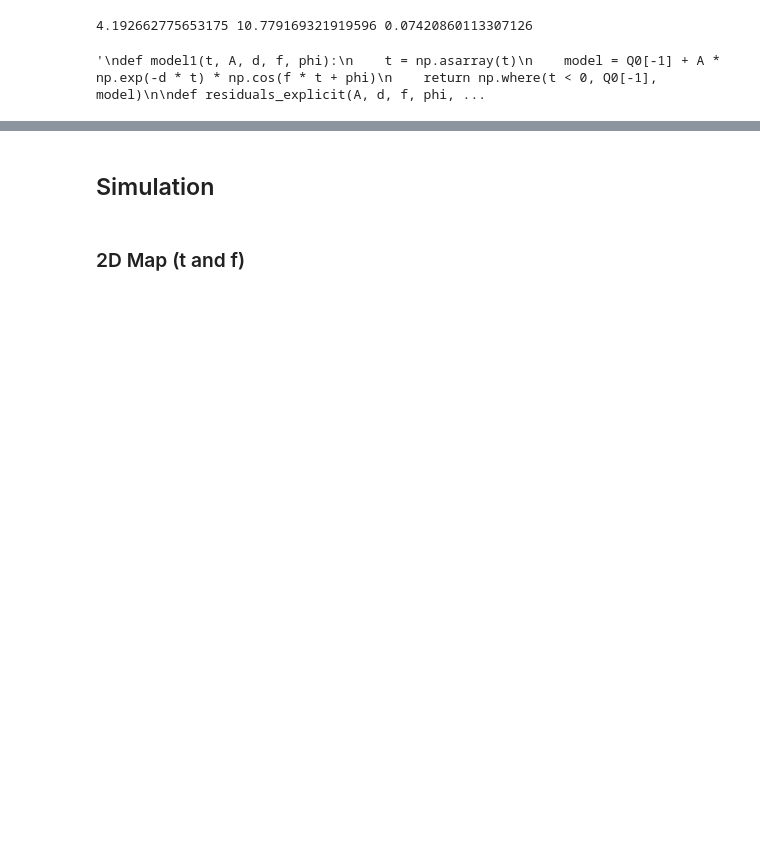
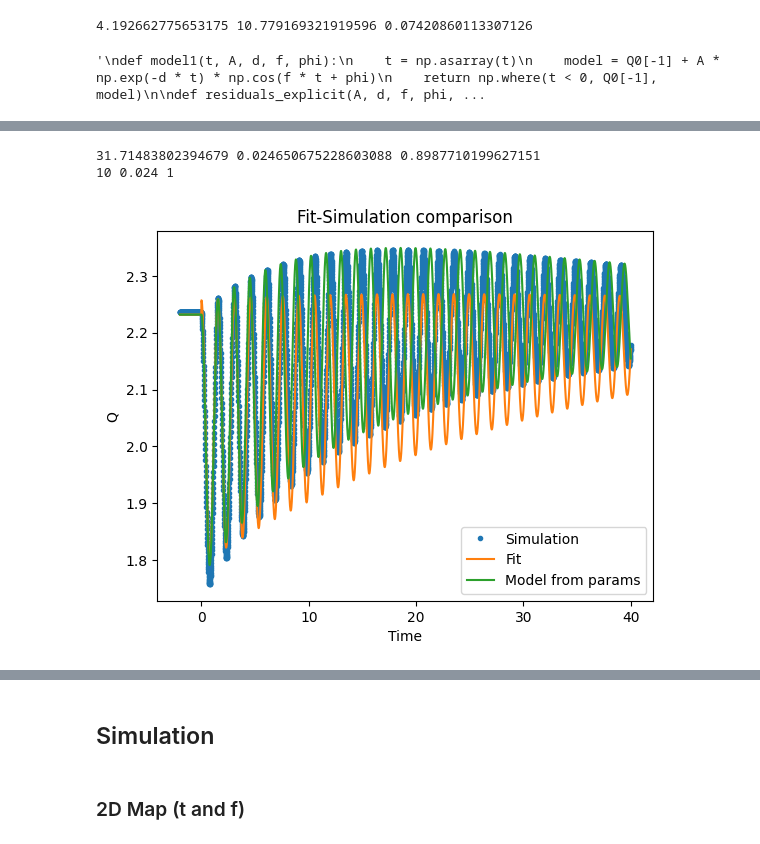
Before and after one commit to VictorC-dot/GeTe_Spectro_Simulation, a Jupyter notebook: Model_2D_Spectro.ipynb, the cells around one changed output, grey strips where cells are left out. Drawn from its saved outputs; the diff is of its cells as text; code cells hidden in the pictures; blank space fills up the shorter version.

```diff
--- a/Model_2D_Spectro.ipynb
+++ b/Model_2D_Spectro.ipynb
@@ -307,0 +314,80 @@ plt.show()
+# %%
+### Trying to fit omega, tau1 and d (damping) from previous results
+
+delta_Q0 = Q0[-1] - np.sqrt((-a0-a1)/(2*b))
+params = init_params()
+
+def model_a(t, tau, a1):
+    a0 = params["a_0"]
+    t = np.asarray(t)
+    return a0 + np.where(t >= 0, a1*np.exp(-t/tau), 0) ## This evolution of a is modelled (for a single pulse) using an amplitude and the tau relaxation time
+
+def omega_a(a):
+    return np.sqrt(-4*a/1) ## We use 1 as the effective mass
+
+def delta_Q(a): ## We compute the equilibrium position using the model_a
+    return Q0[-1] - np.sqrt(-a/(2*b))
+
+
+def model2(t, t1, d, a1):
+    t = np.asarray(t)
+    a = model_a(t,t1,a1)
+
+    return np.where(
+        t < 0,
+        Q0[-1],
+        Q0[-1] - delta_Q(a) + delta_Q0 * np.cos(omega_a(a)*t) * np.exp(-d*t)
+    )
+
+def residuals_explicit2(t1, d, a1, t, data):
+    model_vals = model2(t, t1, d, a1)
+    return model_vals - data
+
+# fitting requires parameter vector
+def residuals_wrapper2(x, t, data):
+    t1, d, a1= x
+    return residuals_explicit2(t1, d, a1, t, data)
+
+# initial guess (close to real)
+x0 = [9,0.08,1.3]
+
+# Expected values are 10, 0.05, 1
+x_th = [10,0.024,1]
+
+result = least_squares(
+    residuals_wrapper2,
+    x0,
+    args=(t, Q),
+    bounds=([0, 0, 0], [np.inf, np.inf, np.inf]),
+    loss="soft_l1"
+)
+
+t1_fit, d_fit, a1_fit = result.x
+print(t1_fit, d_fit, a1_fit)
+
+t1_th, d_th, a1_th = x_th
+print(t1_th, d_th, a1_th)
+# %% [output]
+31.71483802394679 0.024650675228603088 0.8987710199627151
+10 0.024 1
+# %%
+### Comparison between simulation and model
+
+Q_model = model2(t, t1_fit, d_fit, a1_fit)
+Q_th = model2(t, t1_th, d_th, a1_th)
+
+# Plot
+plt.figure()
+plt.plot(t, Q, '.', label="Simulation")
+plt.plot(t, Q_model, '-', label="Fit")
+plt.plot(t, Q_th, '-', label="Model from params")
+plt.xlabel("Time")
+plt.ylabel("Q")
+plt.legend()
+plt.title("Fit-Simulation comparison")
+plt.show()
+
+### Conclusion : Model 2 is off regarding the t1 parameter
+### Next idea : separate frequency evolution and pulse amplitude
+# %% [output]
+[figure, added]
```
Also changed, not shown: parts of 15 cells of this notebook.
